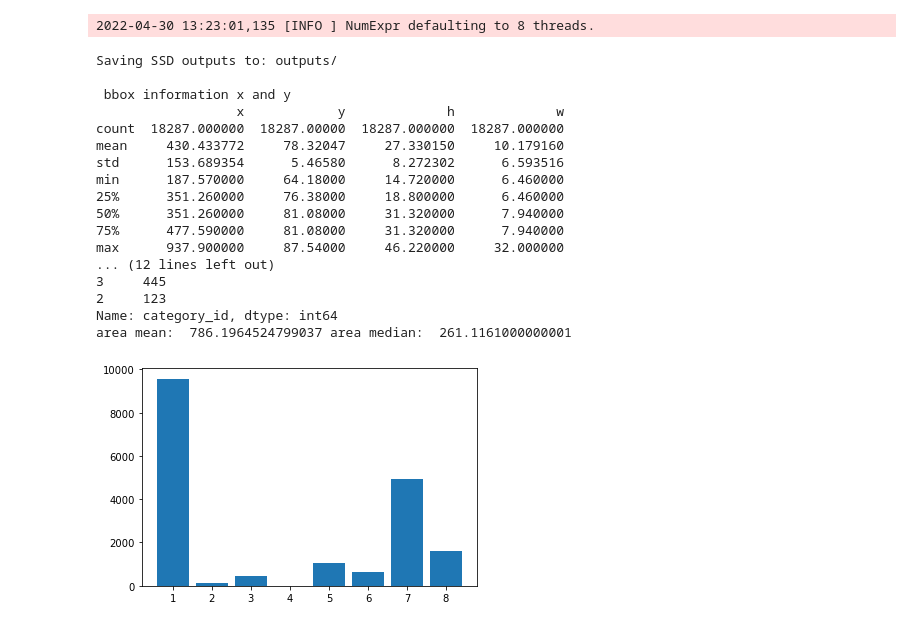
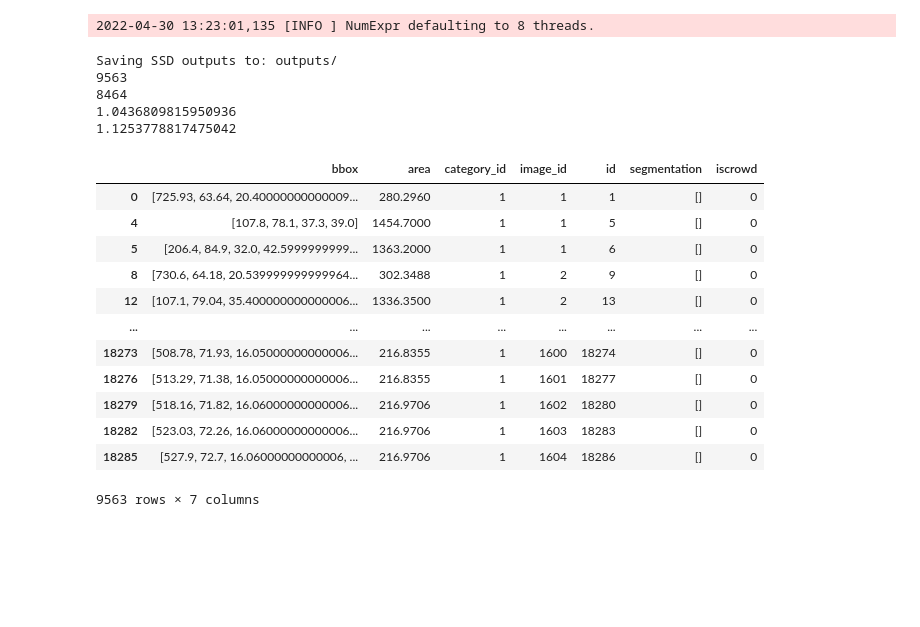
Before and after one commit to jonashalle/project_tdt4265, a Jupyter notebook: assignment4/SSD/explore_dataset.ipynb, the cells around one changed output. Cells and saved outputs as stored; diff of their text form; code cells hidden in the pictures; blank space fills up the shorter version.

```diff
--- a/assignment4/SSD/explore_dataset.ipynb
+++ b/assignment4/SSD/explore_dataset.ipynb
@@ -21,68 +22,66 @@ df = pd.read_json(basepath,lines = True)
 # %%
 BATCH_SIZE = 1
 SET_TYPE = 'train'
 CFG_PATH = 'configs/retinaNet_focal_loss.py'
 
 cfg = analyze.get_config(CFG_PATH)
 #print(cfg)
 metadata = analyze.load_annotation_file(cfg, SET_TYPE)
 #number of times a value appears = (df['image_id']==1).sum()
 # occourence_classes = df['category_id'].value_counts()
 annotations = metadata['annotations']
 df = pd.DataFrame(data=annotations)
 
 
-df_categorys = df.loc[df['category_id']]
+df_categorys = df.loc[df['category_id']==1]
 hight = []
 width = []
 x = []
 y = []
+class_dict = {"car":[], "truck":[], "bus":[], "MC":[], "bicycle":[], "scooter":[], "person":[], "rider":[]}
 #
 for i in range(len(df_categorys)):
      list = df_categorys['bbox'].values[i]
      x.append(list[0])
      y.append(list[1])
      hight.append(list[3])
      width.append(list[2])
 dict = {'x':x,'y':y,'h':hight,'w':width}
-dict_hw = {'hight':hight,'width':width}
 df_bbox = pd.DataFrame(dict)
-
-print('\n','bbox information x and y')
-bbox_description = df_bbox.describe()
-bbox_median = df_bbox.median()
-print(bbox_description)
-print('median: ','\n',bbox_median)
-
-
-occourence_classes = df['category_id'].value_counts()
-print('classes ocourens : ','\n' ,occourence_classes)
-number_of_images = len(df)
-plt.bar(occourence_classes.index,occourence_classes.values)
-
-area_mean = df['area'].mean()
-area_median = df['area'].median()
-area_description = df['area'].describe()
-print('area mean: ',area_mean, 'area median: ', area_median)
+c= 0
+ratio_list = []
+for i, val_h in enumerate(hight):
+     val_w = width[i]
+     val = val_h/val_w
+     ratio_list.append(val)
+     if  0.5<val<2:
+          c +=1
+print(len(hight))
+print(c)
+median = statistics.median(ratio_list)
+mean = statistics.mean(ratio_list)
+print(median)
+print(mean)
+df_categorys
 # %% [output]
 Saving SSD outputs to: outputs/
-
- bbox information x and y
-                  x            y             h             w
-count  18287.000000  18287.00000  18287.000000  18287.000000
-mean     430.433772     78.32047     27.330150     10.179160
-std      153.689354      5.46580      8.272302      6.593516
-min      187.570000     64.18000     14.720000      6.460000
-25%      351.260000     76.38000     18.800000      6.460000
-50%      351.260000     81.08000     31.320000      7.940000
-75%      477.590000     81.08000     31.320000      7.940000
-max      937.900000     87.54000     46.220000     32.000000
-... (12 lines left out)
-3     445
-2     123
-Name: category_id, dtype: int64
-area mean:  786.1964524799037 area median:  261.1161000000001
+9563
+8464
+1.0436809815950936
+1.1253778817475042
-[figure, removed]
+|  | bbox | area | category_id | image_id | id | segmentation | iscrowd |
+| 0 | [725.93, 63.64, 20.40000000000009... | 280.2960 | 1 | 1 | 1 | [] | 0 |
+| 4 | [107.8, 78.1, 37.3, 39.0] | 1454.7000 | 1 | 1 | 5 | [] | 0 |
+| 5 | [206.4, 84.9, 32.0, 42.5999999999... | 1363.2000 | 1 | 1 | 6 | [] | 0 |
+| 8 | [730.6, 64.18, 20.539999999999964... | 302.3488 | 1 | 2 | 9 | [] | 0 |
+| 12 | [107.1, 79.04, 35.400000000000006... | 1336.3500 | 1 | 2 | 13 | [] | 0 |
+| ... | ... | ... | ... | ... | ... | ... | ... |
+| 18273 | [508.78, 71.93, 16.05000000000006... | 216.8355 | 1 | 1600 | 18274 | [] | 0 |
+| 18276 | [513.29, 71.38, 16.05000000000006... | 216.8355 | 1 | 1601 | 18277 | [] | 0 |
+| 18279 | [518.16, 71.82, 16.06000000000006... | 216.9706 | 1 | 1602 | 18280 | [] | 0 |
+| 18282 | [523.03, 72.26, 16.06000000000006... | 216.9706 | 1 | 1603 | 18283 | [] | 0 |
+| 18285 | [527.9, 72.7, 16.06000000000006, ... | 216.9706 | 1 | 1604 | 18286 | [] | 0 |
+9563 rows × 7 columns
 # %%
 # CARS
 BATCH_SIZE = 1
```
Also changed, not shown: parts of 3 cells of this notebook.
